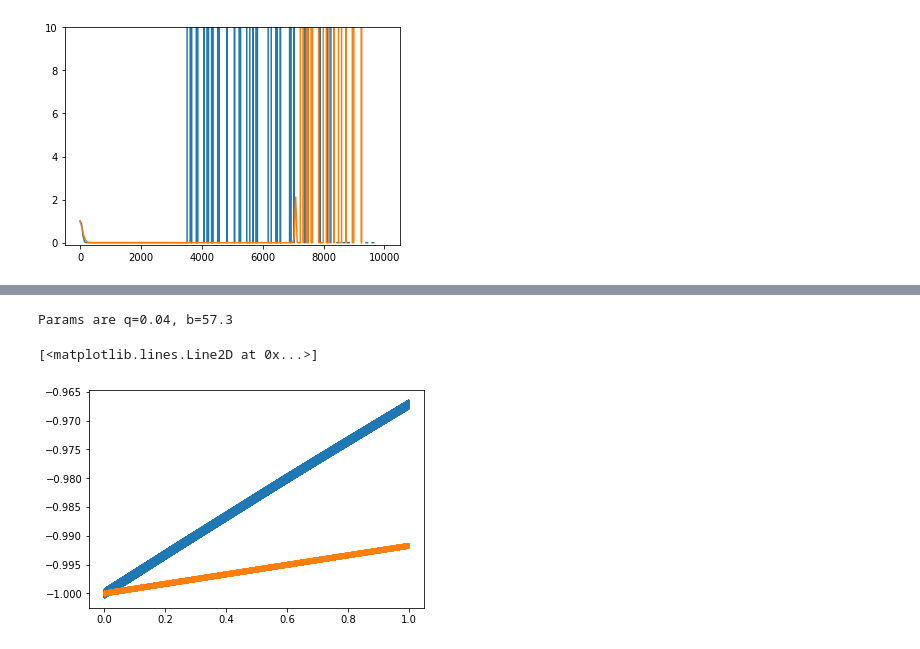
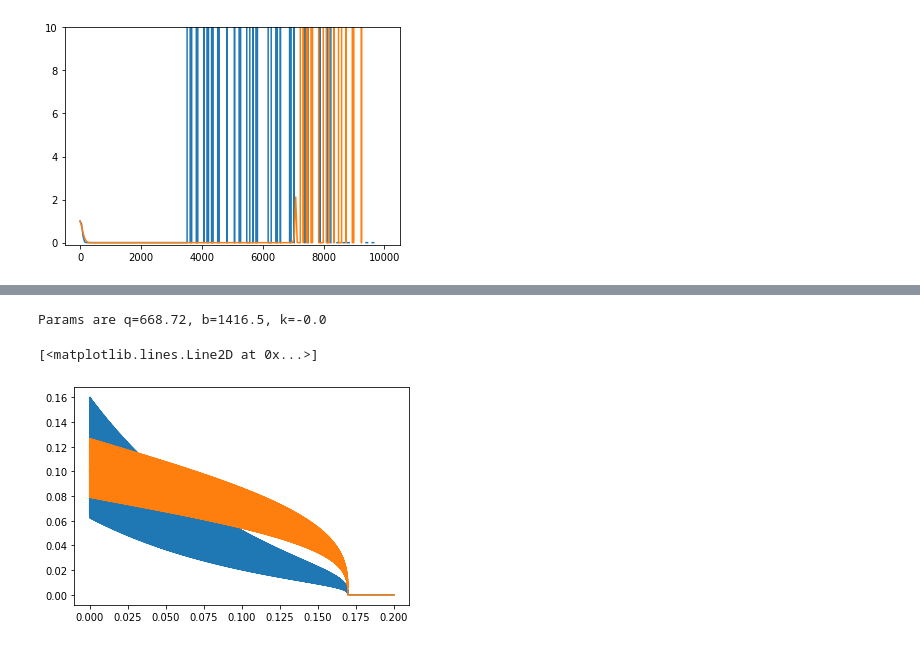
Before and after one commit to davemoore/Paul_Trap_MC, a Jupyter notebook: paul_trap_MC.ipynb, the cells around one changed output, grey strips where cells are left out. Drawn from its saved outputs; the diff is of its cells as text; code cells hidden in the pictures.

Commit message:
add coulomb force to mathieu equation

```diff
--- a/paul_trap_MC.ipynb
+++ b/paul_trap_MC.ipynb
@@ -107,33 +103,36 @@ print(qlist[is_stab[0]])
  8341.70854271 8492.46231156 8693.46733668 8793.96984925 9597.98994975
  9648.24120603]
 # %%
-max_t = 1
+#im.reload(cp)
+max_t = 0.2
 
-omega = 2*np.pi*500e3 ## Hz
-Vac = 200 ## V
+omega = 2*np.pi*10e3 ## Hz
+Vac = 300 ## V
 Vdc = 0 ## V
+q_sphere = -100 # electrons
 
-b = 1.8e8/omega ## coeff in Hz
-q = 2.2e9 * Vac/omega**2 ## coeff in Hz^2/V
+b = 8.9e7/omega ## coeff in Hz
+q = 4*2.2e9 * Vac/omega**2 ## coeff in Hz^2/V
 a = 2*q*Vdc/Vac
+k = 2.6e3 * q_sphere/omega**2 ## coeff in cm^3 * Hz^2/e
 
-print("Params are q=%.2f, b=%.1f"%(q,b))
+print("Params are q=%.2f, b=%.1f, k=%.1f"%(q,b,k))
 
 max_x = max_t * omega/2
 xvec = np.arange(0,max_x,0.5)  #normalized time
 
-y0 = [-1,0]
+y0 = [0.1,0, 0.1, 0] # r v_r, z, v_z
 
-sol_r = odeint(cp.mathieu, y0, xvec, args=(b,a,q))
-sol_z = odeint(cp.mathieu, y0, xvec, args=(b,-0.5*a,-0.5*q))
-
+sol_rz = odeint(cp.mathieu, y0, xvec, args=(b,a,q,k))
 
 tvec = xvec/(omega/2)
 
 plt.figure()
-plt.plot(tvec, sol_r[:,0])
-plt.plot(tvec, sol_z[:,0])
+plt.plot(tvec, sol_rz[:,0])
+plt.plot(tvec, sol_rz[:,2])
+#plt.gca().set_yscale('log')
+#plt.ylim(1e-4,1)
 # %% [output]
-Params are q=0.04, b=57.3
+Params are q=668.72, b=1416.5, k=-0.0
 [<matplotlib.lines.Line2D at 0x...>]
-[figure, old version]
+[figure, new version]
```
Also changed, not shown: parts of 1 cell of this notebook, 2 other files.
